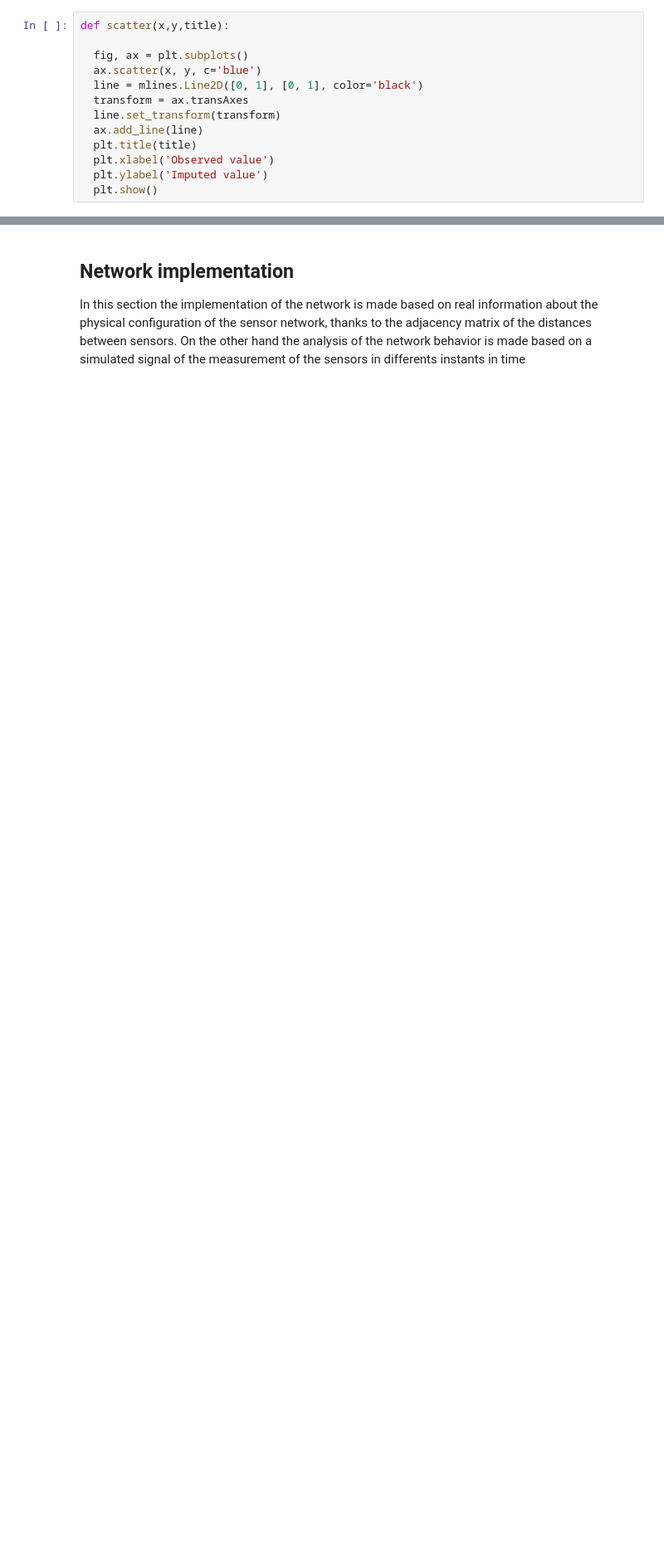
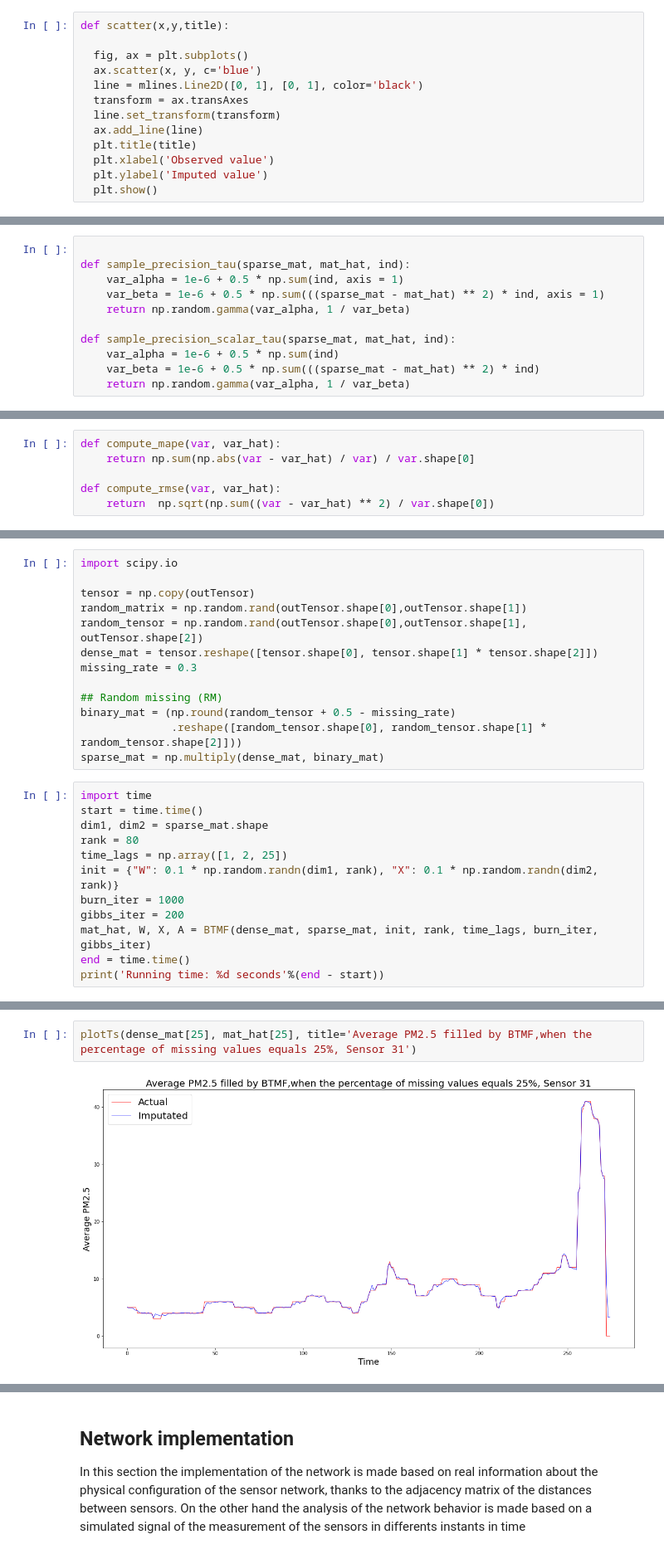
Before and after one commit to TEAM-IMT/air-polution-sensor, a Jupyter notebook: sensors_drift.ipynb, the cells around one changed output, grey strips where cells are left out. Shown at 83% size. Cells and saved outputs as stored; diff of their text form; blank space fills up the shorter version.

```diff
--- a/sensors_drift.ipynb
+++ b/sensors_drift.ipynb
@@ -433,0 +677,11 @@ plotTS(originalwithNAN, aux3MF, 'sensor45v2.csv', title= 'Average PM2.5 filled b
+# %%
+
+def sample_precision_tau(sparse_mat, mat_hat, ind):
+    var_alpha = 1e-6 + 0.5 * np.sum(ind, axis = 1)
+    var_beta = 1e-6 + 0.5 * np.sum(((sparse_mat - mat_hat) ** 2) * ind, axis = 1)
+    return np.random.gamma(var_alpha, 1 / var_beta)
+
+def sample_precision_scalar_tau(sparse_mat, mat_hat, ind):
+    var_alpha = 1e-6 + 0.5 * np.sum(ind)
+    var_beta = 1e-6 + 0.5 * np.sum(((sparse_mat - mat_hat) ** 2) * ind)
+    return np.random.gamma(var_alpha, 1 / var_beta)
@@ -433,0 +690,6 @@ plotTS(originalwithNAN, aux3MF, 'sensor45v2.csv', title= 'Average PM2.5 filled b
+# %%
+def compute_mape(var, var_hat):
+    return np.sum(np.abs(var - var_hat) / var) / var.shape[0]
+
+def compute_rmse(var, var_hat):
+    return  np.sqrt(np.sum((var - var_hat) ** 2) / var.shape[0])
@@ -433,0 +769,25 @@ plotTS(originalwithNAN, aux3MF, 'sensor45v2.csv', title= 'Average PM2.5 filled b
+# %%
+import scipy.io
+
+tensor = np.copy(outTensor)
+random_matrix = np.random.rand(outTensor.shape[0],outTensor.shape[1])
+random_tensor = np.random.rand(outTensor.shape[0],outTensor.shape[1], outTensor.shape[2])
+dense_mat = tensor.reshape([tensor.shape[0], tensor.shape[1] * tensor.shape[2]])
+missing_rate = 0.3
+
+## Random missing (RM)
+binary_mat = (np.round(random_tensor + 0.5 - missing_rate)
+              .reshape([random_tensor.shape[0], random_tensor.shape[1] * random_tensor.shape[2]]))
+sparse_mat = np.multiply(dense_mat, binary_mat)
+# %%
+import time
+start = time.time()
+dim1, dim2 = sparse_mat.shape
+rank = 80
+time_lags = np.array([1, 2, 25])
+init = {"W": 0.1 * np.random.randn(dim1, rank), "X": 0.1 * np.random.randn(dim2, rank)}
+burn_iter = 1000
+gibbs_iter = 200
+mat_hat, W, X, A = BTMF(dense_mat, sparse_mat, init, rank, time_lags, burn_iter, gibbs_iter)
+end = time.time()
+print('Running time: %d seconds'%(end - start))
@@ -433,0 +812,4 @@ plotTS(originalwithNAN, aux3MF, 'sensor45v2.csv', title= 'Average PM2.5 filled b
+# %%
+plotTs(dense_mat[25], mat_hat[25], title='Average PM2.5 filled by BTMF,when the percentage of missing values equals 25%, Sensor 31')
+# %% [output]
+[figure, added]
```
Also changed, not shown: parts of 113 cells of this notebook, 4 other files.
